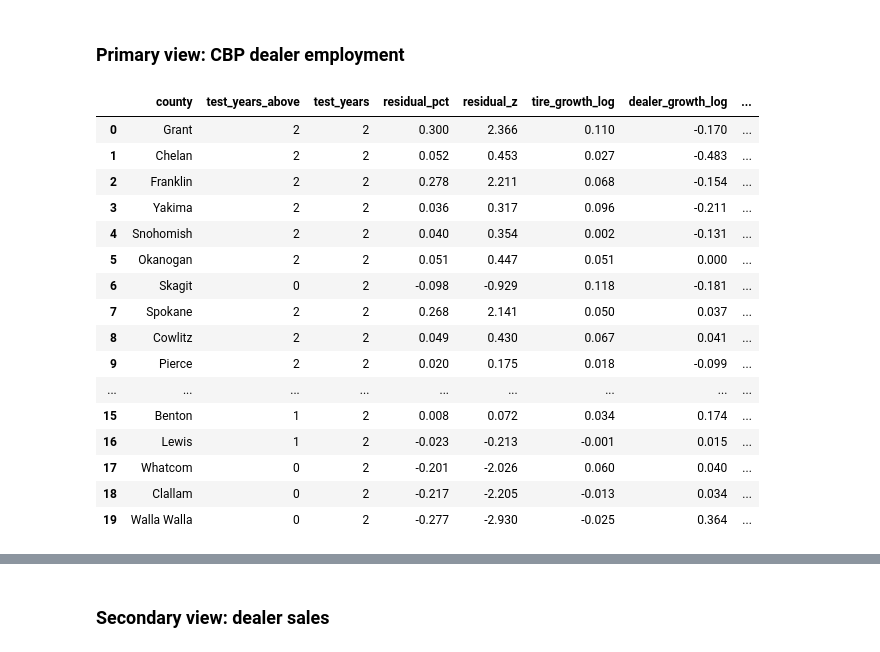
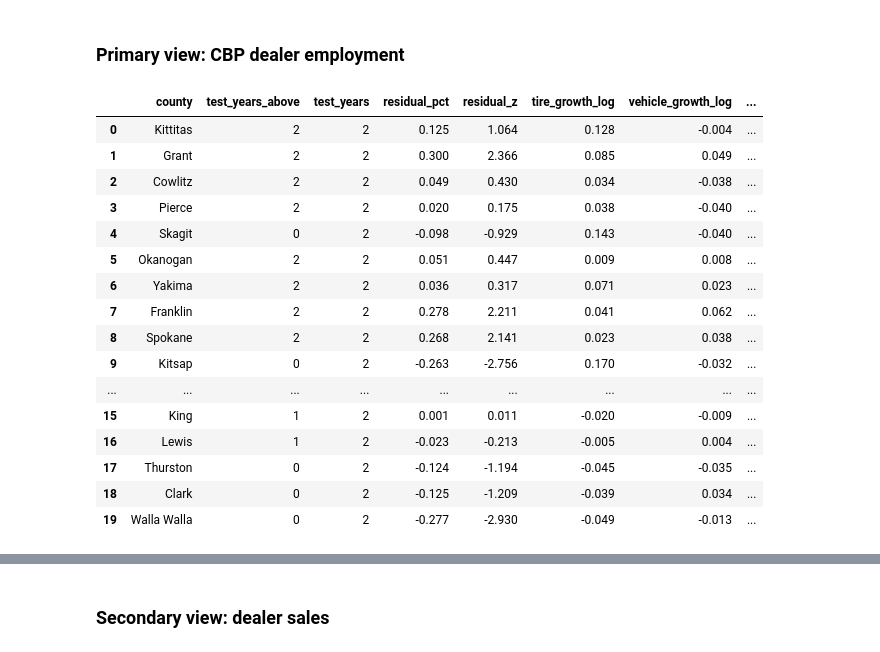
Before and after one commit to gisaf22/wa-tire-market-opportunity, a Jupyter notebook: notebooks/wa_tire_opportunity.ipynb, the cells around one changed output, grey strips where cells are left out. Saved outputs shown, nothing was run; the diff lists cells and outputs as text; code cells hidden in the pictures.

```diff
--- a/notebooks/wa_tire_opportunity.ipynb
+++ b/notebooks/wa_tire_opportunity.ipynb
@@ -114,25 +114,25 @@ load_processed("candidate_tiers")
 ### Primary view: CBP dealer employment
 # %%
 ranked = load_processed("signals_cbp_emp")
-ranked[["county", "test_years_above", "test_years", "residual_pct", "residual_z", "tire_growth_log", "dealer_growth_log", "relative_gap_log", "residual_flag", "growth_flag", "top_candidate"]]
+ranked[["county", "test_years_above", "test_years", "residual_pct", "residual_z", "tire_growth_log", "vehicle_growth_log", "relative_gap_log", "residual_flag", "growth_flag", "top_candidate"]]
 # %% [output]
-|  | county | test_years_above | test_years | residual_pct | residual_z | tire_growth_log | dealer_growth_log | ... |
-| 0 | Grant | 2 | 2 | 0.300 | 2.366 | 0.110 | -0.170 | ... |
-| 1 | Chelan | 2 | 2 | 0.052 | 0.453 | 0.027 | -0.483 | ... |
-| 2 | Franklin | 2 | 2 | 0.278 | 2.211 | 0.068 | -0.154 | ... |
-| 3 | Yakima | 2 | 2 | 0.036 | 0.317 | 0.096 | -0.211 | ... |
-| 4 | Snohomish | 2 | 2 | 0.040 | 0.354 | 0.002 | -0.131 | ... |
-| 5 | Okanogan | 2 | 2 | 0.051 | 0.447 | 0.051 | 0.000 | ... |
-| 6 | Skagit | 0 | 2 | -0.098 | -0.929 | 0.118 | -0.181 | ... |
-| 7 | Spokane | 2 | 2 | 0.268 | 2.141 | 0.050 | 0.037 | ... |
-| 8 | Cowlitz | 2 | 2 | 0.049 | 0.430 | 0.067 | 0.041 | ... |
-| 9 | Pierce | 2 | 2 | 0.020 | 0.175 | 0.018 | -0.099 | ... |
+|  | county | test_years_above | test_years | residual_pct | residual_z | tire_growth_log | vehicle_growth_log | ... |
+| 0 | Kittitas | 2 | 2 | 0.125 | 1.064 | 0.128 | -0.004 | ... |
+| 1 | Grant | 2 | 2 | 0.300 | 2.366 | 0.085 | 0.049 | ... |
+| 2 | Cowlitz | 2 | 2 | 0.049 | 0.430 | 0.034 | -0.038 | ... |
+| 3 | Pierce | 2 | 2 | 0.020 | 0.175 | 0.038 | -0.040 | ... |
+| 4 | Skagit | 0 | 2 | -0.098 | -0.929 | 0.143 | -0.040 | ... |
+| 5 | Okanogan | 2 | 2 | 0.051 | 0.447 | 0.009 | 0.008 | ... |
+| 6 | Yakima | 2 | 2 | 0.036 | 0.317 | 0.071 | 0.023 | ... |
+| 7 | Franklin | 2 | 2 | 0.278 | 2.211 | 0.041 | 0.062 | ... |
+| 8 | Spokane | 2 | 2 | 0.268 | 2.141 | 0.023 | 0.038 | ... |
+| 9 | Kitsap | 0 | 2 | -0.263 | -2.756 | 0.170 | -0.032 | ... |
 | ... | ... | ... | ... | ... | ... | ... | ... | ... |
-| 15 | Benton | 1 | 2 | 0.008 | 0.072 | 0.034 | 0.174 | ... |
-| 16 | Lewis | 1 | 2 | -0.023 | -0.213 | -0.001 | 0.015 | ... |
-| 17 | Whatcom | 0 | 2 | -0.201 | -2.026 | 0.060 | 0.040 | ... |
-| 18 | Clallam | 0 | 2 | -0.217 | -2.205 | -0.013 | 0.034 | ... |
-| 19 | Walla Walla | 0 | 2 | -0.277 | -2.930 | -0.025 | 0.364 | ... |
+| 15 | King | 1 | 2 | 0.001 | 0.011 | -0.020 | -0.009 | ... |
+| 16 | Lewis | 1 | 2 | -0.023 | -0.213 | -0.005 | 0.004 | ... |
+| 17 | Thurston | 0 | 2 | -0.124 | -1.194 | -0.045 | -0.035 | ... |
+| 18 | Clark | 0 | 2 | -0.125 | -1.209 | -0.039 | 0.034 | ... |
+| 19 | Walla Walla | 0 | 2 | -0.277 | -2.930 | -0.049 | -0.013 | ... |
 # %%
 plots.signal_scatter(ranked, config.RESIDUAL_Z_MIN);
 # %% [output]
```
Also changed, not shown: parts of 16 cells of this notebook, 12 other files.
